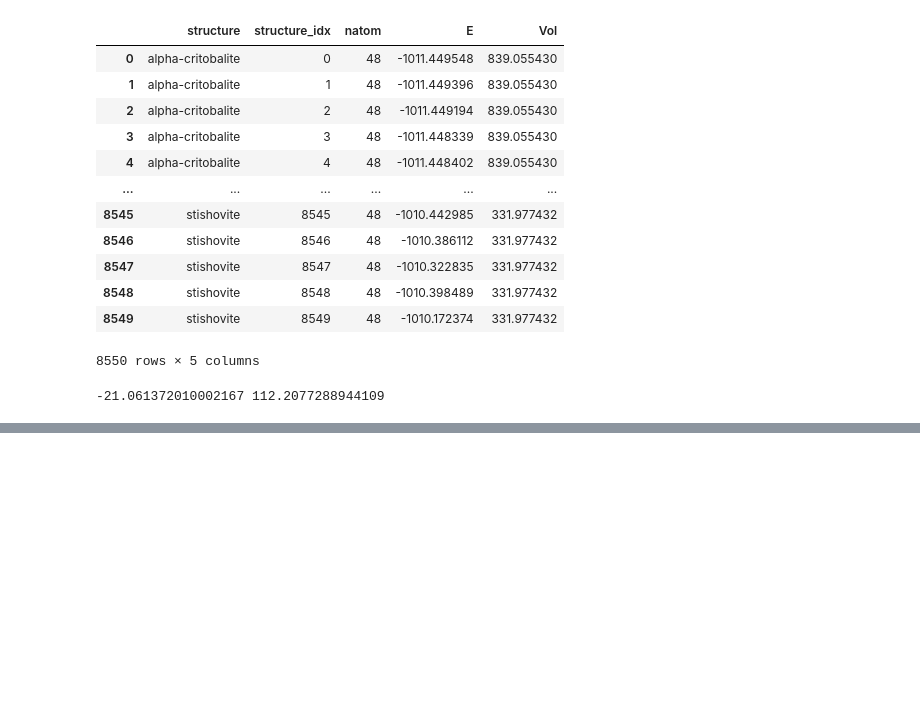
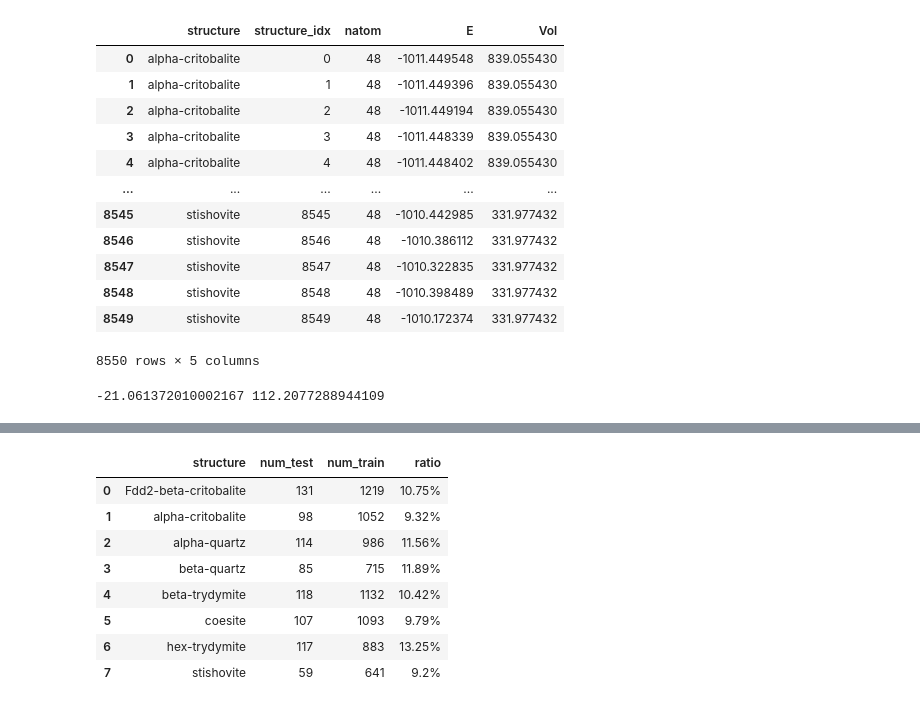
Before and after one commit to y1u0d2a1i/Research, a Jupyter notebook: scripts/wip/test.ipynb, the cells around one changed output, grey strips where cells are left out. Saved outputs shown, nothing was run; the diff lists cells and outputs as text; code cells hidden in the pictures; blank space fills up the shorter version.

```diff
--- a/scripts/wip/test.ipynb
+++ b/scripts/wip/test.ipynb
@@ -90,0 +173,14 @@ plt.scatter(df_test_new[df_test_new.structure == 'beta-quartz'].Vol, df_test_new
+# %%
+df = pd.DataFrame(arr, columns=['structure', 'num_test', 'num_train', 'ratio'])
+# %%
+df
+# %% [output]
+|  | structure | num_test | num_train | ratio |
+| 0 | Fdd2-beta-critobalite | 131 | 1219 | 10.75% |
+| 1 | alpha-critobalite | 98 | 1052 | 9.32% |
+| 2 | alpha-quartz | 114 | 986 | 11.56% |
+| 3 | beta-quartz | 85 | 715 | 11.89% |
+| 4 | beta-trydymite | 118 | 1132 | 10.42% |
+| 5 | coesite | 107 | 1093 | 9.79% |
+| 6 | hex-trydymite | 117 | 883 | 13.25% |
+| 7 | stishovite | 59 | 641 | 9.2% |
```
Also changed, not shown: parts of 11 cells of this notebook, 2 other files.
